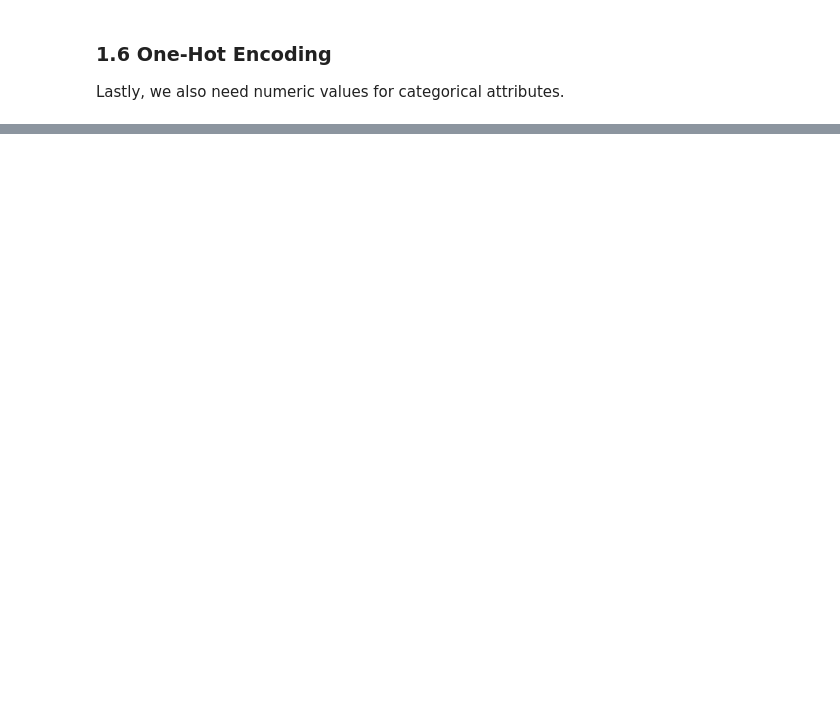
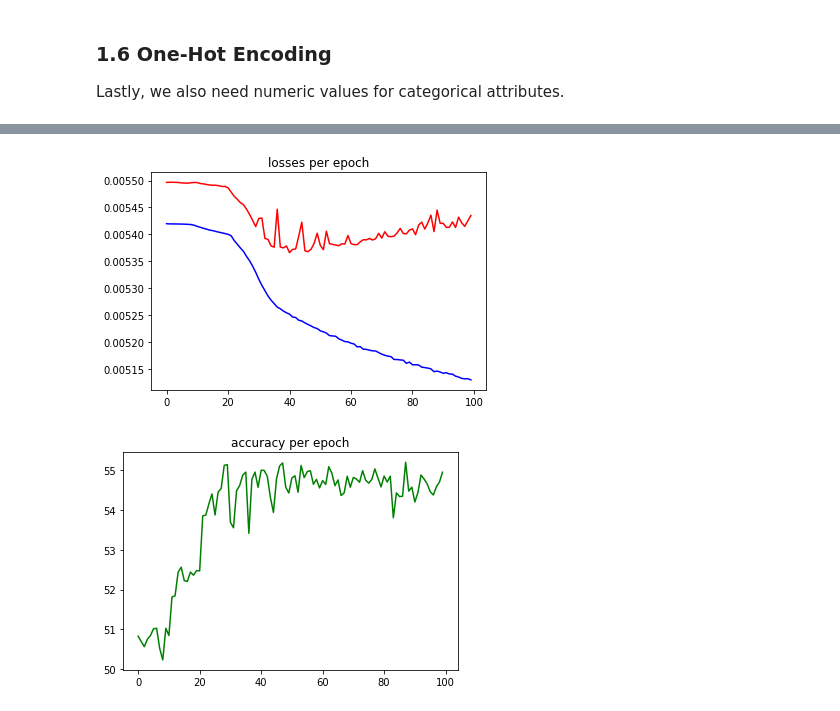
Before and after one commit to Dagobert42/WinProbabilityModel-AoE2, a Jupyter notebook: WinProbabilityModel_AoE2.ipynb, the cells around one changed output, grey strips where cells are left out. Saved outputs shown, nothing was run; the diff lists cells and outputs as text; code cells hidden in the pictures; blank space fills up the shorter version.

```diff
--- a/WinProbabilityModel_AoE2.ipynb
+++ b/WinProbabilityModel_AoE2.ipynb
@@ -377,4 +466,5 @@ X = np.concatenate((
     normalized_1v1['rating_p2'].values.reshape(-1, 1),
     civ_p2
     ), axis=1)
-y = normalized_1v1['winner'].values
+
+y = normalized_1v1['winner'].values - 1
@@ -398,0 +473,3 @@ Bayesian Ridge Score: 0.006507175308799961
+# %%
+def winner_from_elo(p1, p2):
+    return 0 if elo_to_win_prob(p1, p2) >= 0.5 else 1
@@ -398,0 +632,18 @@ Bayesian Ridge Score: 0.006507175308799961
+# %%
+from sklearn.model_selection import train_test_split
+from torch.utils.data import DataLoader, TensorDataset
+from torch import Tensor
+
+X_train, X_test, y_train, y_test = train_test_split(X, y, test_size=0.2, random_state=1440)
+X_train, X_val, y_train, y_val = train_test_split(X_train, y_train, test_size=0.125, random_state=1440)
+
+device = torch.device('cuda' if torch.cuda.is_available() else 'cpu')
+
+train_data = TensorDataset(torch.from_numpy(X_train).type(torch.float), torch.from_numpy(y_train).type(torch.long))
+test_data = TensorDataset(torch.from_numpy(X_test).type(torch.float), torch.from_numpy(y_test).type(torch.long))
+val_data = TensorDataset(torch.from_numpy(X_val).type(torch.float), torch.from_numpy(y_val).type(torch.long))
+
+batch_size = 128
+train_loader = DataLoader(train_data, batch_size, shuffle=True)
+test_loader = DataLoader(test_data, batch_size)
+val_loader = DataLoader(val_data, batch_size)
@@ -398,0 +657,13 @@ Bayesian Ridge Score: 0.006507175308799961
+# %%
+input_dim = X_train.shape[1]
+output_dim = 2
+hidden_dim = 256
+dropout = 0.25
+learning_rate = 0.05
+
+model = FFNN(input_dim, output_dim, hidden_dim, dropout).to(device)
+model.apply(init_weights)
+print(model)
+
+optim = torch.optim.SGD(model.parameters(), lr=learning_rate)
+train_losses, val_losses, accs = fit(model, train_loader, val_loader, optimizer=optim)
@@ -398,0 +690,10 @@ Bayesian Ridge Score: 0.006507175308799961
+# %%
+plt.plot(range(len(train_losses)), train_losses, 'b', range(len(val_losses)), val_losses, 'r')
+plt.title('losses per epoch')
+plt.show()
+plt.plot(range(len(accs)), accs, '')
+plt.title('accuracy per epoch')
+plt.show()
+# %% [output]
+[figure, added]
+[figure, added]
```
Also changed, not shown: parts of 43 cells of this notebook.
